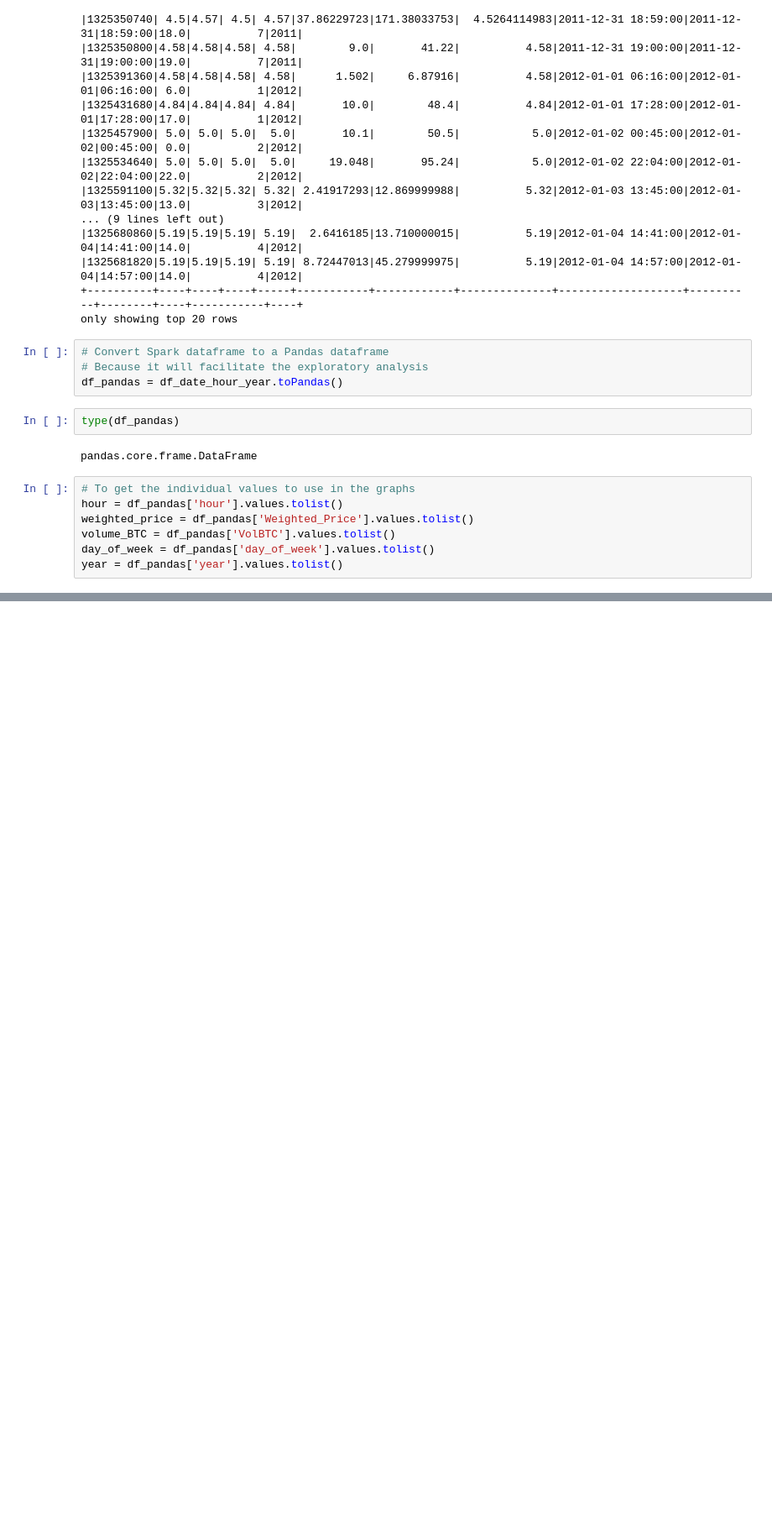
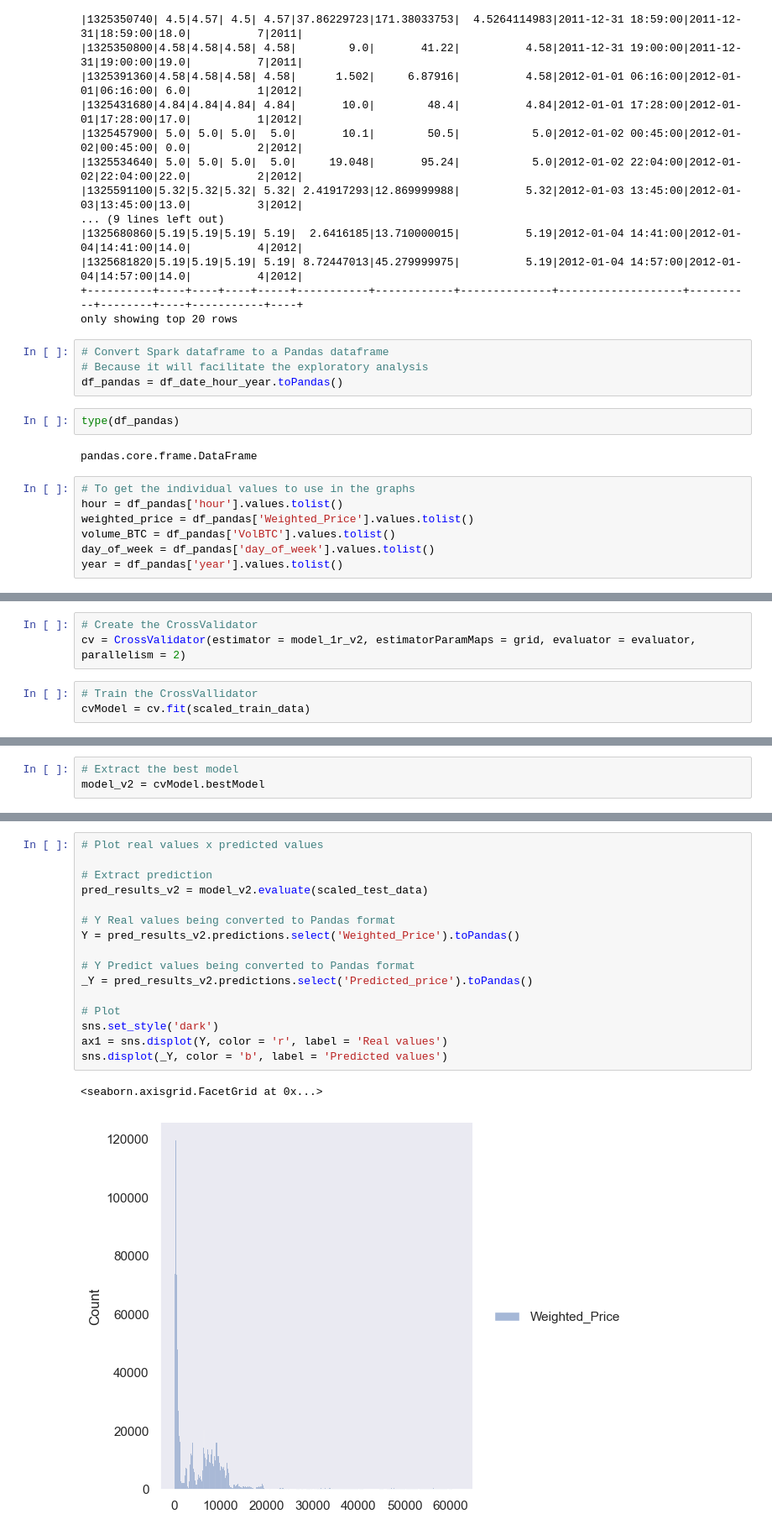
Before and after one commit to amorim-dev/DSA_Data-Science-Course, a Jupyter notebook: 2. big-data-real-time-analytics-with-python-and-spark/Ch11_data-processing-with-apache-spark/mini_project3.ipynb, the cells around one changed output, grey strips where cells are left out. Shown at 84% size. Drawn from its saved outputs; the diff is of its cells as text; blank space fills up the shorter version.

```diff
--- a/2. big-data-real-time-analytics-with-python-and-spark/Ch11_data-processing-with-apache-spark/mini_project3.ipynb
+++ b/2. big-data-real-time-analytics-with-python-and-spark/Ch11_data-processing-with-apache-spark/mini_project3.ipynb
@@ -554,0 +716,6 @@ only showing top 10 rows
+# %%
+# Create the CrossValidator
+cv = CrossValidator(estimator = model_1r_v2, estimatorParamMaps = grid, evaluator = evaluator, parallelism = 2)
+# %%
+# Train the CrossVallidator
+cvModel = cv.fit(scaled_train_data)
@@ -554,0 +732,3 @@ only showing top 10 rows
+# %%
+# Extract the best model
+model_v2 = cvModel.bestModel
@@ -554,0 +779,19 @@ only showing top 10 rows
+# %%
+# Plot real values x predicted values
+
+# Extract prediction
+pred_results_v2 = model_v2.evaluate(scaled_test_data)
+
+# Y Real values being converted to Pandas format
+Y = pred_results_v2.predictions.select('Weighted_Price').toPandas()
+
+# Y Predict values being converted to Pandas format
+_Y = pred_results_v2.predictions.select('Predicted_price').toPandas()
+
+# Plot
+sns.set_style('dark')
+ax1 = sns.displot(Y, color = 'r', label = 'Real values')
+sns.displot(_Y, color = 'b', label = 'Predicted values')
+# %% [output]
+<seaborn.axisgrid.FacetGrid at 0x...>
+[figure, added]
```
Also changed, not shown: parts of 76 cells of this notebook, 17 other files.
